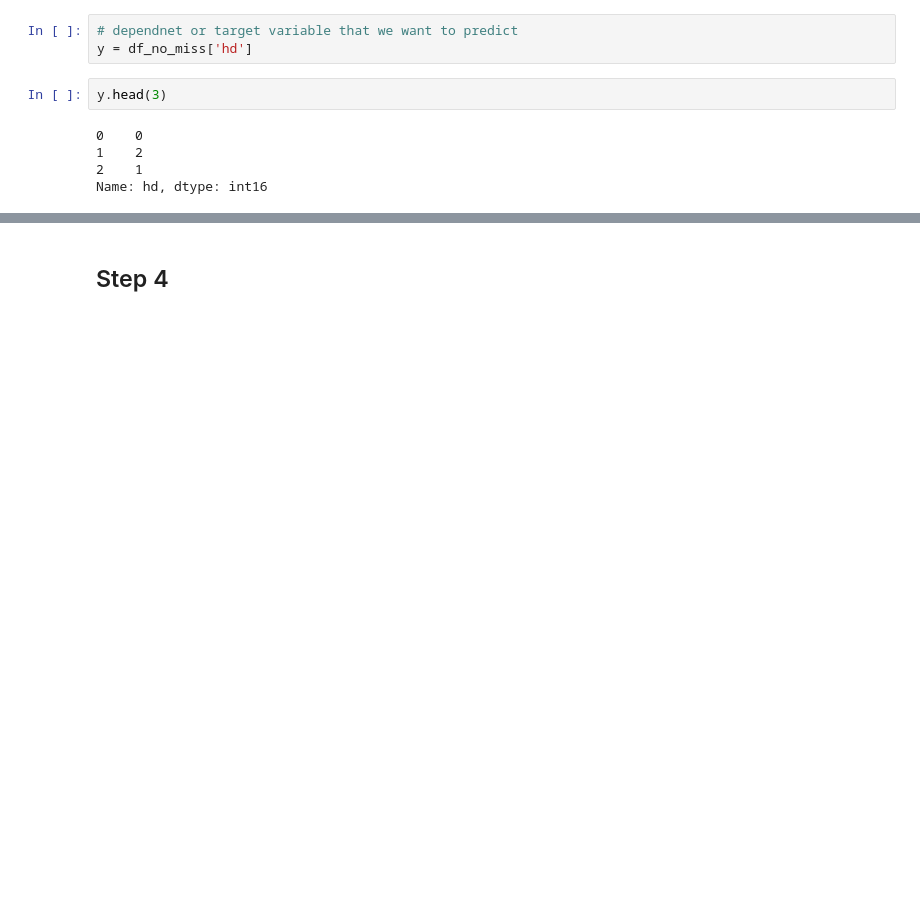
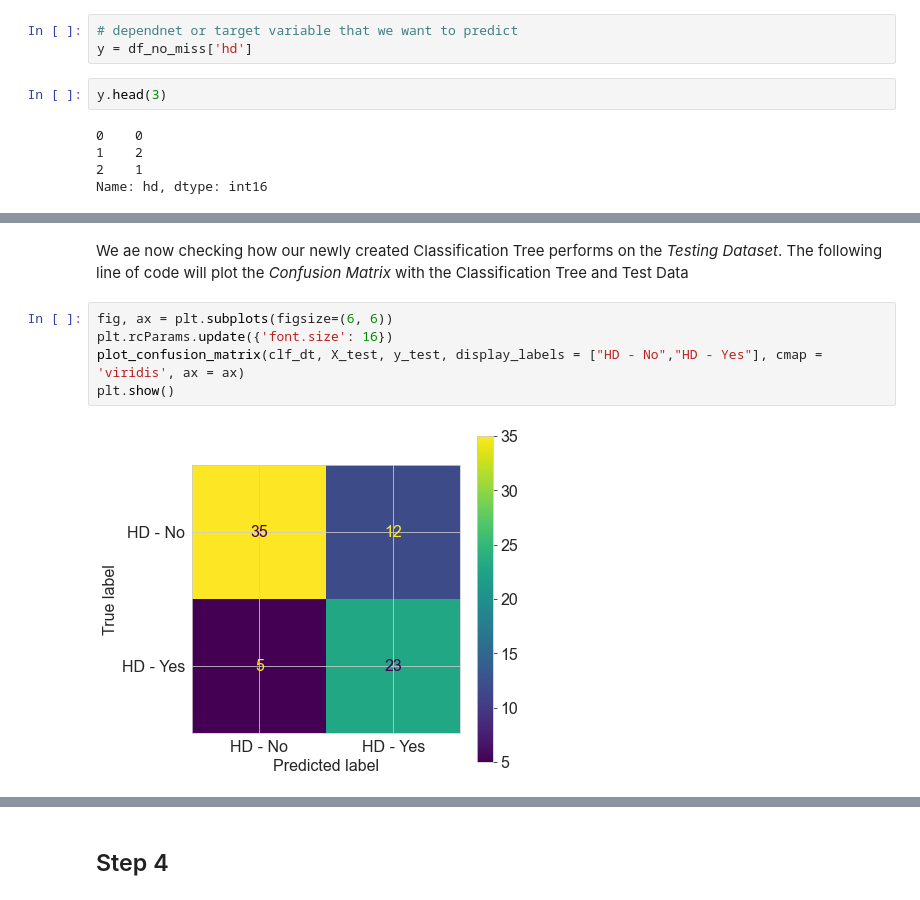
Before and after one commit to unpatel1/20220614_Classification_Tree_Heart_Disease, a Jupyter notebook: Classification_Tree_Heart_Disease.ipynb, the cells around one changed output, grey strips where cells are left out. Saved outputs shown, nothing was run; the diff lists cells and outputs as text; blank space fills up the shorter version.

```diff
--- a/Classification_Tree_Heart_Disease.ipynb
+++ b/Classification_Tree_Heart_Disease.ipynb
@@ -291,0 +371,9 @@ Name: hd, dtype: int16
+# %% [markdown]
+We ae now checking how our newly created Classification Tree performs on the *Testing Dataset*. The following line of code will plot the *Confusion Matrix* with the Classification Tree and Test Data
+# %%
+fig, ax = plt.subplots(figsize=(6, 6))
+plt.rcParams.update({'font.size': 16})
+plot_confusion_matrix(clf_dt, X_test, y_test, display_labels = ["HD - No","HD - Yes"], cmap = 'viridis', ax = ax)
+plt.show()
+# %% [output]
+[figure, added]
```
Also changed, not shown: parts of 19 cells of this notebook.
